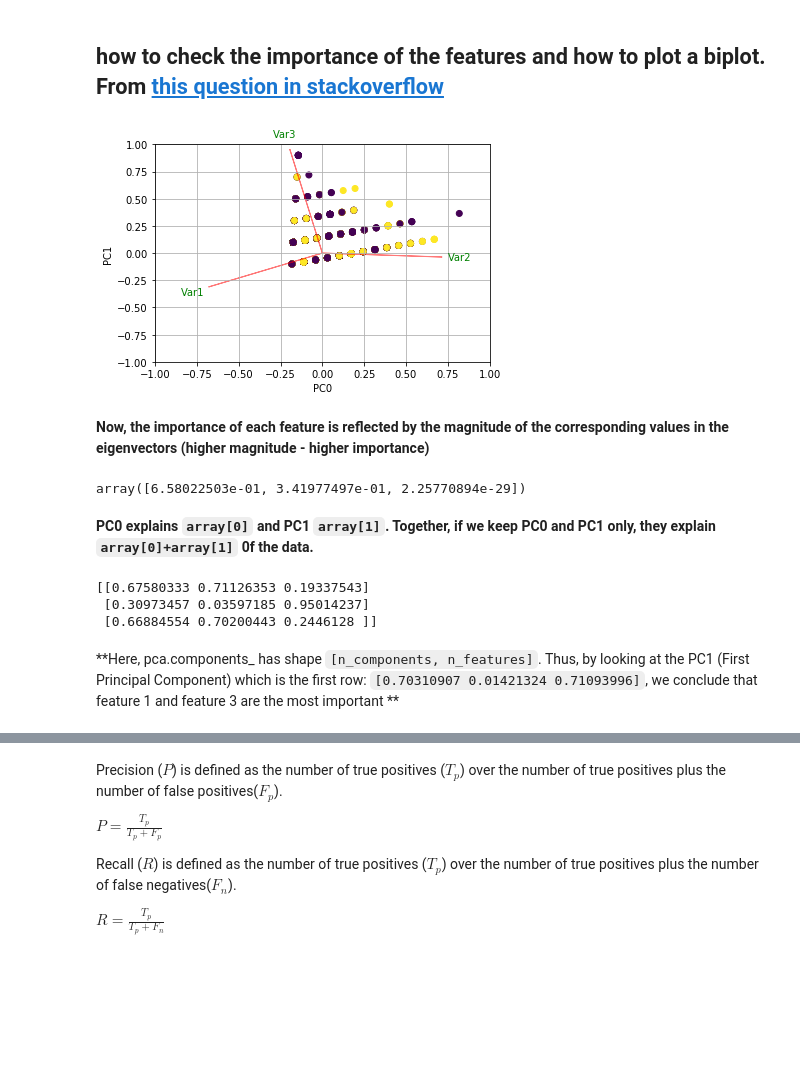
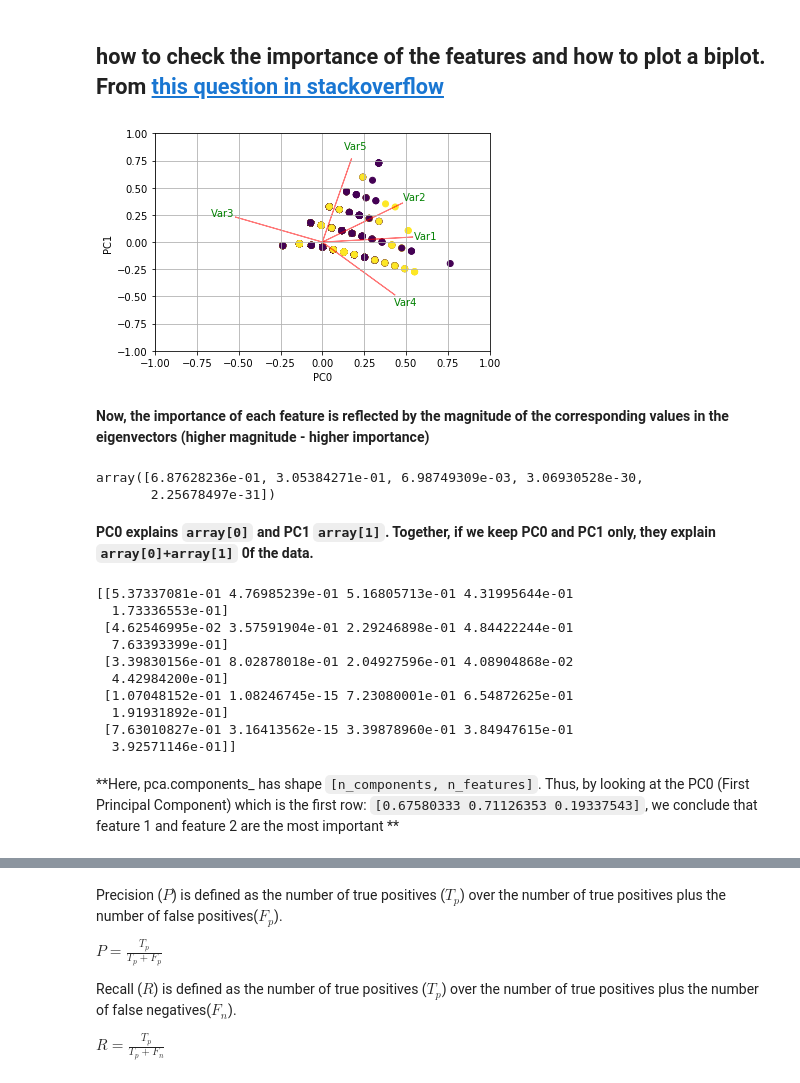
Before and after one commit to leilaicruz/machine-learning-for-yeast, a Jupyter notebook: prot_domains2lethality.ipynb, the cells around one changed output, grey strips where cells are left out. Saved outputs shown, nothing was run; the diff lists cells and outputs as text; code cells hidden in the pictures; blank space fills up the shorter version.

````diff
--- a/prot_domains2lethality.ipynb
+++ b/prot_domains2lethality.ipynb
@@ -159,3 +161,5 @@ feature_post=feature_post.set_index(np.arange(0,2*len(protein_a_list)))
+# %%
+feature_post=pd.read_excel('feature-matrix.xlsx',index_col='Unnamed: 0')
 # %%
 fig, axs = plt.subplots(ncols=5, figsize=(30,5))
 sns.violinplot(x="lethality", y="Mean", data=feature_post,ax=axs[0])
@@ -199,6 +212,6 @@ feature_post.corr().abs()[["Nr of twos"]]
 # %%
 X, y = feature_post.drop(columns=["lethality"]), feature_post["lethality"]
 # %%
-X, y = feature_post.drop(columns=["lethality","std","Mean"]), feature_post["lethality"]
+X, y = feature_post.drop(columns=["lethality"]), feature_post["lethality"]
 X.columns
 # %% [output]
@@ -230,42 +251,50 @@ print(k)
 # %%
 def myplot(score,coeff,labels=None,c=y_train):
     xs = score[:,0]
     ys = score[:,1]
     n = coeff.shape[0]
     scalex = 1.0/(xs.max() - xs.min())
     scaley = 1.0/(ys.max() - ys.min())
     plt.scatter(xs * scalex,ys * scaley, c = c)
     for i in range(n):
         plt.arrow(0, 0, coeff[i,0], coeff[i,1],color = 'r',alpha = 0.5)
         if labels is None:
             plt.text(coeff[i,0]* 1.15, coeff[i,1] * 1.15, "Var"+str(i+1), color = 'g', ha = 'center', va = 'center')
         else:
             plt.text(coeff[i,0]* 1.15, coeff[i,1] * 1.15, labels[i], color = 'g', ha = 'center', va = 'center')
 plt.xlim(-1,1)
 plt.ylim(-1,1)
 plt.xlabel("PC{}".format(0))
 plt.ylabel("PC{}".format(1))
 plt.grid()
 
 #Call the function. Use only the 2 PCs.
 #pca = PCA()
-myplot(X_train_pca[:,0:3],np.transpose(pca.components_[0:3, :]))
+myplot(X_train_pca[:,0:np.shape(X_train_pca)[1]],np.transpose(pca.components_[0:np.shape(X_train_pca)[1], :]))
 plt.show()
 # %% [output]
-[figure, old version]
+[figure, new version]
 # %% [markdown]
 **Now, the importance of each feature is reflected by the magnitude of the corresponding values in the eigenvectors (higher magnitude - higher importance)**
 # %%
 pca.explained_variance_ratio_
 # %% [output]
-array([6.58022503e-01, 3.41977497e-01, 2.25770894e-29])
+array([6.87628236e-01, 3.05384271e-01, 6.98749309e-03, 3.06930528e-30,
+       2.25678497e-31])
 # %% [markdown]
 **PC0 explains ```array[0]``` and PC1 ```array[1]```. Together, if we keep PC0 and PC1 only, they explain ```array[0]+array[1]``` 0f the data.**
 # %%
 print(abs( pca.components_ ))
 # %% [output]
-[[0.67580333 0.71126353 0.19337543]
- [0.30973457 0.03597185 0.95014237]
- [0.66884554 0.70200443 0.2446128 ]]
+[[5.37337081e-01 4.76985239e-01 5.16805713e-01 4.31995644e-01
+  1.73336553e-01]
+ [4.62546995e-02 3.57591904e-01 2.29246898e-01 4.84422244e-01
+  7.63393399e-01]
+ [3.39830156e-01 8.02878018e-01 2.04927596e-01 4.08904868e-02
+  4.42984200e-01]
+ [1.07048152e-01 1.08246745e-15 7.23080001e-01 6.54872625e-01
+  1.91931892e-01]
+ [7.63010827e-01 3.16413562e-15 3.39878960e-01 3.84947615e-01
+  3.92571146e-01]]
 # %% [markdown]
-**Here, pca.components_ has shape  ```[n_components, n_features]```. Thus, by looking at the PC1 (First Principal Component) which is the first row: ```[0.70310907 0.01421324 0.71093996]```, we conclude that feature 1 and feature 3 are the most important **
+**Here, pca.components_ has shape  ```[n_components, n_features]```. Thus, by looking at the PC0 (First Principal Component) which is the first row: ```[0.67580333 0.71126353 0.19337543]```, we conclude that feature 1 and feature 2 are the most important **
````
Also changed, not shown: parts of 27 cells of this notebook.
